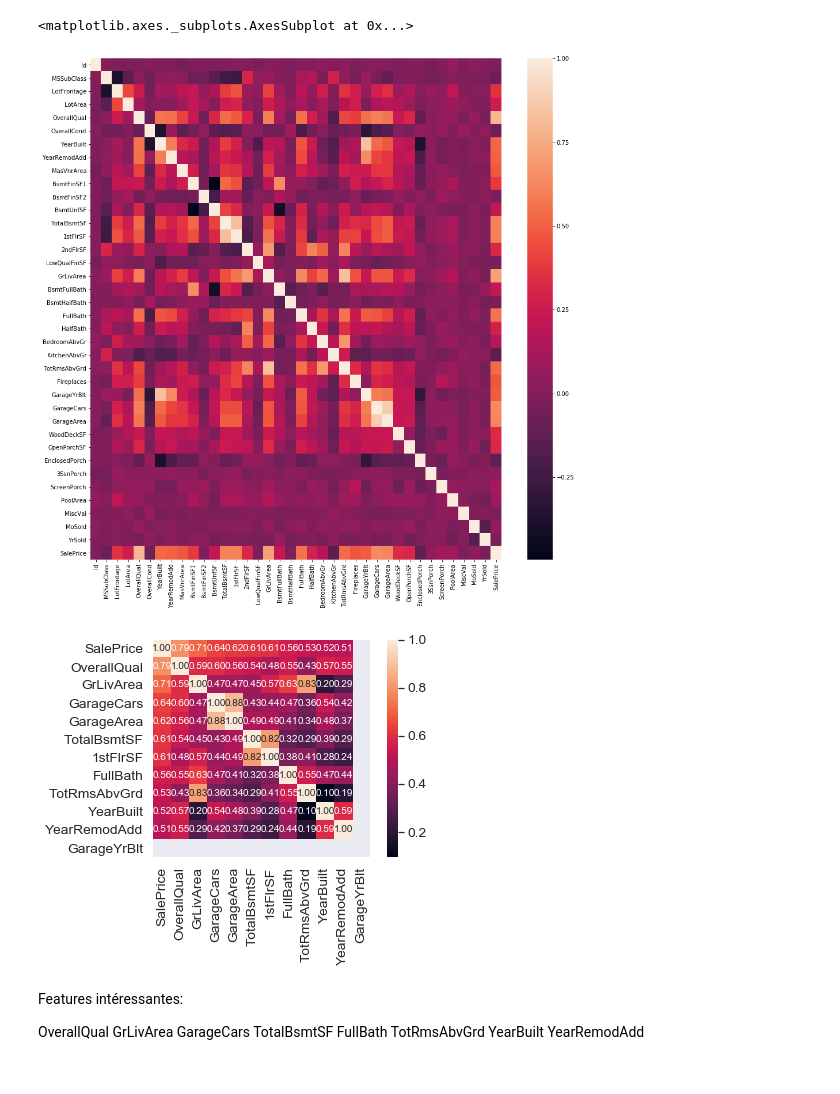
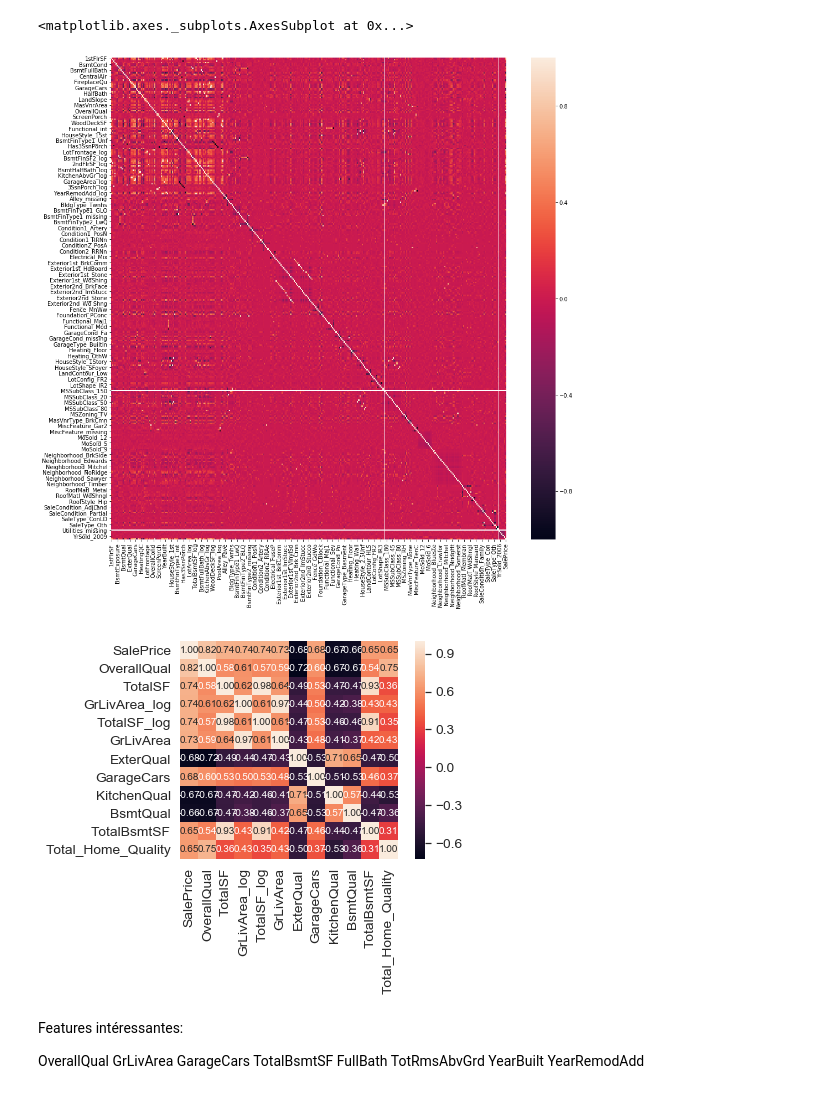
Before and after one commit to M-Garrigues/Kaggle-House-Prices, a Jupyter notebook: notebooks/data_analysis.ipynb, the cells around one changed output. Drawn from its saved outputs; the diff is of its cells as text; code cells hidden in the pictures.

```diff
--- a/notebooks/data_analysis.ipynb
+++ b/notebooks/data_analysis.ipynb
@@ -11,6 +10,6 @@ import warnings
 warnings.filterwarnings('ignore')
 %matplotlib inline
 # %%
-data = pd.read_csv("../data/train.csv")
+data = pd.read_csv("../data/train_3.0.csv")
 data
 # %% [output]
@@ -107,16 +103,17 @@ plt.figure(figsize=(16, 16))
 sns.heatmap(corrmat)
 # %% [output]
 <matplotlib.axes._subplots.AxesSubplot at 0x...>
-[figure, old version]
+[figure, new version]
 # %%
 k = 12
-cols = corrmat.nlargest(k, 'SalePrice')['SalePrice'].index
+abscol = corrmat.abs()
+cols = abscol.nlargest(k, 'SalePrice')['SalePrice'].index
 cm = np.corrcoef(data[cols].values.T)
 sns.set(font_scale=1.25)
 hm = sns.heatmap(cm, cbar=True, annot=True, square=True, fmt='.2f', annot_kws={'size': 10}, yticklabels=cols.values, xticklabels=cols.values)
 plt.show()
 # %% [output]
-[figure, old version]
+[figure, new version]
 # %% [markdown]
 Features intéressantes:
 
```
Also changed, not shown: parts of 7 cells of this notebook, 3 other files.
